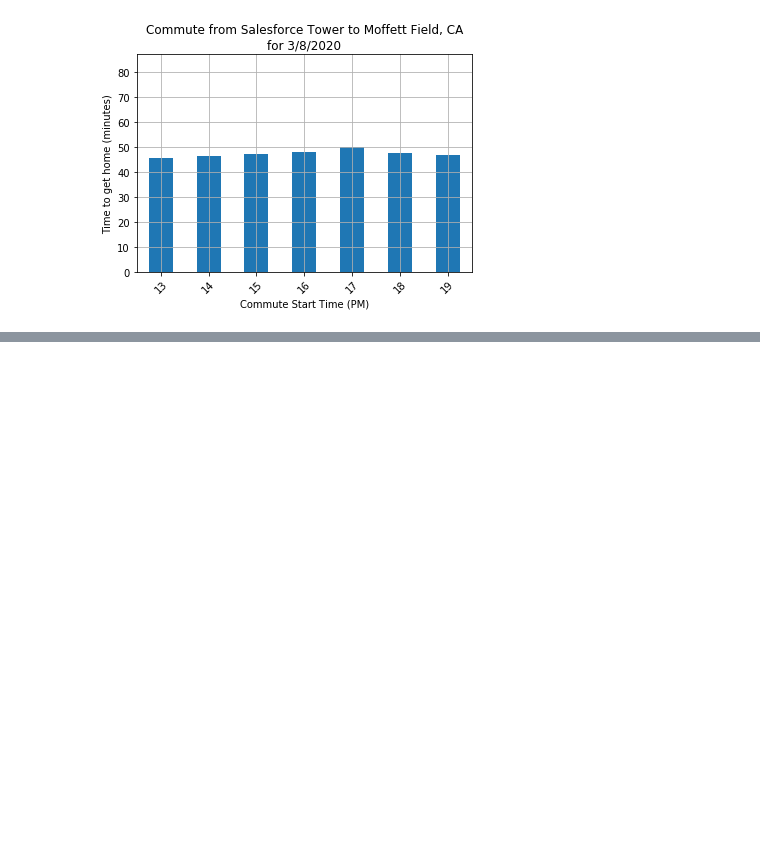
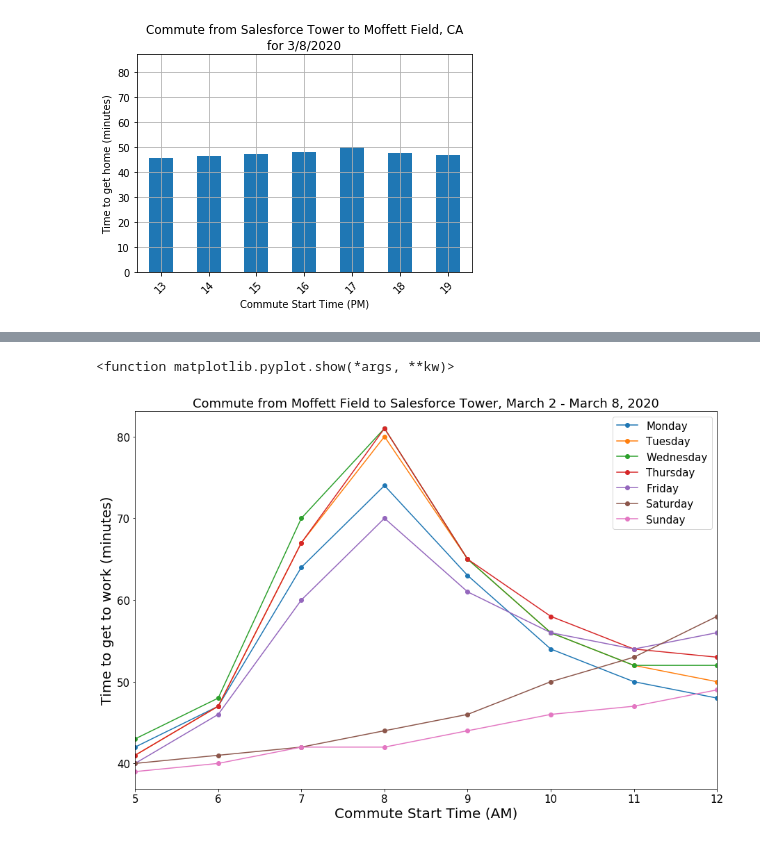
Before and after one commit to magcox5/CommuteChaos, a Jupyter notebook: Commute_Charts.ipynb, the cells around one changed output, grey strips where cells are left out. Saved outputs shown, nothing was run; the diff lists cells and outputs as text; code cells hidden in the pictures; blank space fills up the shorter version.

Commit message:
Update Commue_Charts.ipynb with all plots, added png files

```diff
--- a/Commute_Charts.ipynb
+++ b/Commute_Charts.ipynb
@@ -88,0 +122,3 @@ for day in dates_list:
+# %%
+commute_to_work_df["Commute Time"] = round(commute_to_work_df["Commute Time"]/60)
+commute_to_work_df
@@ -88,0 +143,15 @@ for day in dates_list:
+# %%
+#plot Monday - Sunday Data
+fig, ax = plt.subplots(figsize=(15,10))
+
+work_line = commute_to_work_df.groupby("Commute Date").plot(x="Commute Start", y="Commute Time", ax=ax, marker = 'o', fontsize="15")
+plt.xlim(5,12)
+plt.title("Commute from Moffett Field to Salesforce Tower, March 2 - March 8, 2020", fontsize = '18')
+plt.xlabel("Commute Start Time (AM)", fontsize = "20")
+plt.ylabel("Time to get to work (minutes)", fontsize = "20")
+plt.legend(labels=["Monday", "Tuesday", "Wednesday", "Thursday", "Friday", "Saturday", "Sunday"], fontsize = '15')
+plt.savefig("daily work commute by hour(PM).png")
+plt.show
+# %% [output]
+<function matplotlib.pyplot.show(*args, **kw)>
+[figure, added]
```
Also changed, not shown: parts of 7 cells of this notebook, 4 other files.
